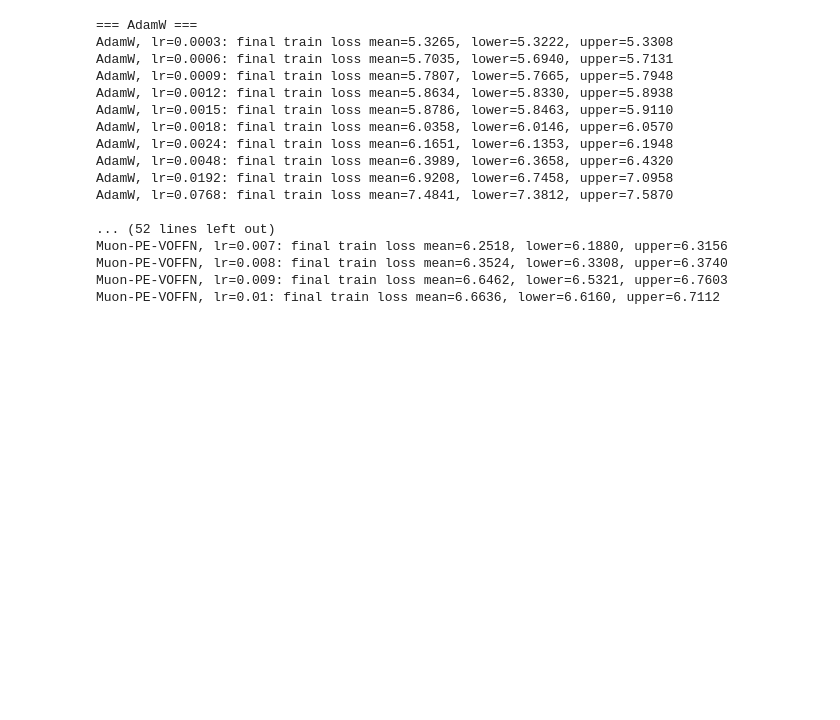
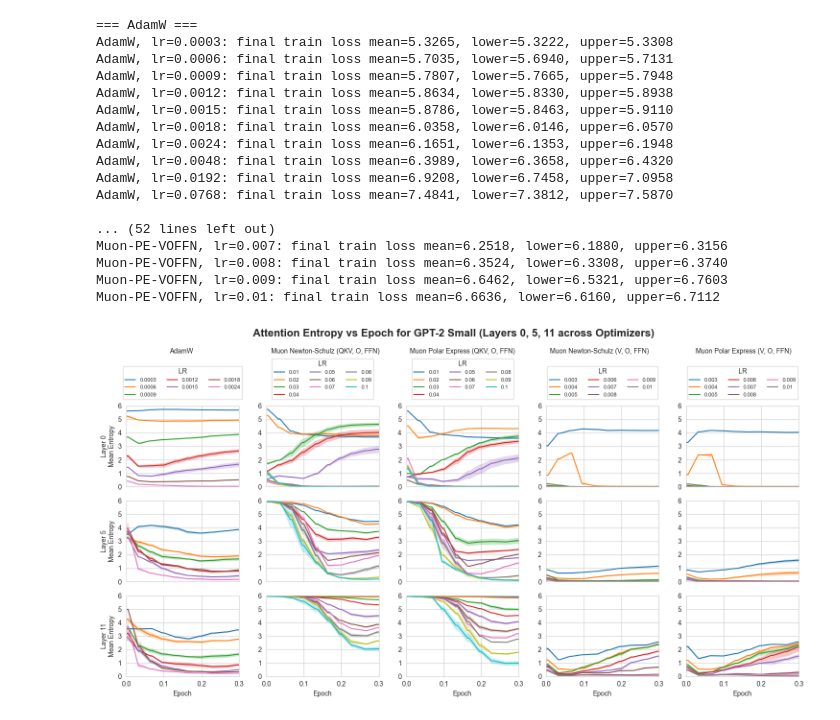
Before and after one commit to nraultwang/cs182-project, a Jupyter notebook: plotting/main.ipynb, the cells around one changed output. Saved outputs shown, nothing was run; the diff lists cells and outputs as text; code cells hidden in the pictures; blank space fills up the shorter version.

```diff
--- a/plotting/main.ipynb
+++ b/plotting/main.ipynb
@@ -219,7 +217,7 @@ PLOTTING_CACHE_DIR.mkdir(parents=True, exist_ok=True)
 
 # Map high-level optimizer categories to sweep IDs or run IDs.
 ATTN_CATEGORIES = {
-    "AdamW": ["pxrm9xt8", "hkw05gba", "eifb7cyl"],
+    "AdamW": ["pxrm9xt8", "hkw05gba", "eifb7cyl", "w4yn5p1b"],
     "Muon-NS-All": ["qmzevjll", "lh2tzeh1", "capygls4"],
     "Muon-NS-VOFFN": ["88vr9lps"],
     "Muon-PE-All": ["emzbw2qc", "q02rln6i"],
@@ -229,10 +227,10 @@ ATTN_CATEGORIES = {
 # Nicer titles for figure headers
 ATTN_CATEGORY_TITLES = {
     "AdamW": "AdamW",
-    "Muon-NS-All": "Muon Newton-Schulz (all matrices)",
+    "Muon-NS-All": "Muon Newton-Schulz (QKV, O, FFN)",
     "Muon-NS-VOFFN": "Muon Newton-Schulz (V, O, FFN)",
-    "Muon-PE-All": "Muon PolarExpress (all matrices)",
-    "Muon-PE-VOFFN": "Muon PolarExpress (V, O, FFN)",
+    "Muon-PE-All": "Muon Polar Express (QKV, O, FFN)",
+    "Muon-PE-VOFFN": "Muon Polar Express (V, O, FFN)",
 }
 
 # Fixed y-axis range for all attention entropy plots
@@ -1214,3 +1677,27 @@ Muon-PE-VOFFN, lr=0.007: final train loss mean=6.2518, lower=6.1880, upper=6.315
 Muon-PE-VOFFN, lr=0.008: final train loss mean=6.3524, lower=6.3308, upper=6.3740
 Muon-PE-VOFFN, lr=0.009: final train loss mean=6.6462, lower=6.5321, upper=6.7603
 Muon-PE-VOFFN, lr=0.01: final train loss mean=6.6636, lower=6.6160, upper=6.7112
+# %%
+lr_ranges = {
+    "AdamW": (0.0003, 0.0024),
+    "Muon-NS-All": (0.01, 0.1),
+    "Muon-PE-All": (0.01, 0.1),
+    "Muon-NS-VOFFN": (0.003, 0.01),
+    "Muon-PE-VOFFN": (0.003, 0.01),
+}
+
+base_lrs = {
+    "AdamW": 0.0003,        # your chosen base LR for AdamW
+    "Muon-NS-All": 0.01,    # example; set to your actual base
+    "Muon-PE-All": 0.01,
+    "Muon-NS-VOFFN": 0.003,
+    "Muon-PE-VOFFN": 0.003,
+}
+
+fig, axes = plot_all_categories_combined(
+    lr_ranges_by_category=lr_ranges,
+    base_lr_by_category=base_lrs,
+    print_end_stats=False,
+)
+# %% [output]
+[figure, added]
```
Also changed, not shown: parts of 8 cells of this notebook, 4 other files.
